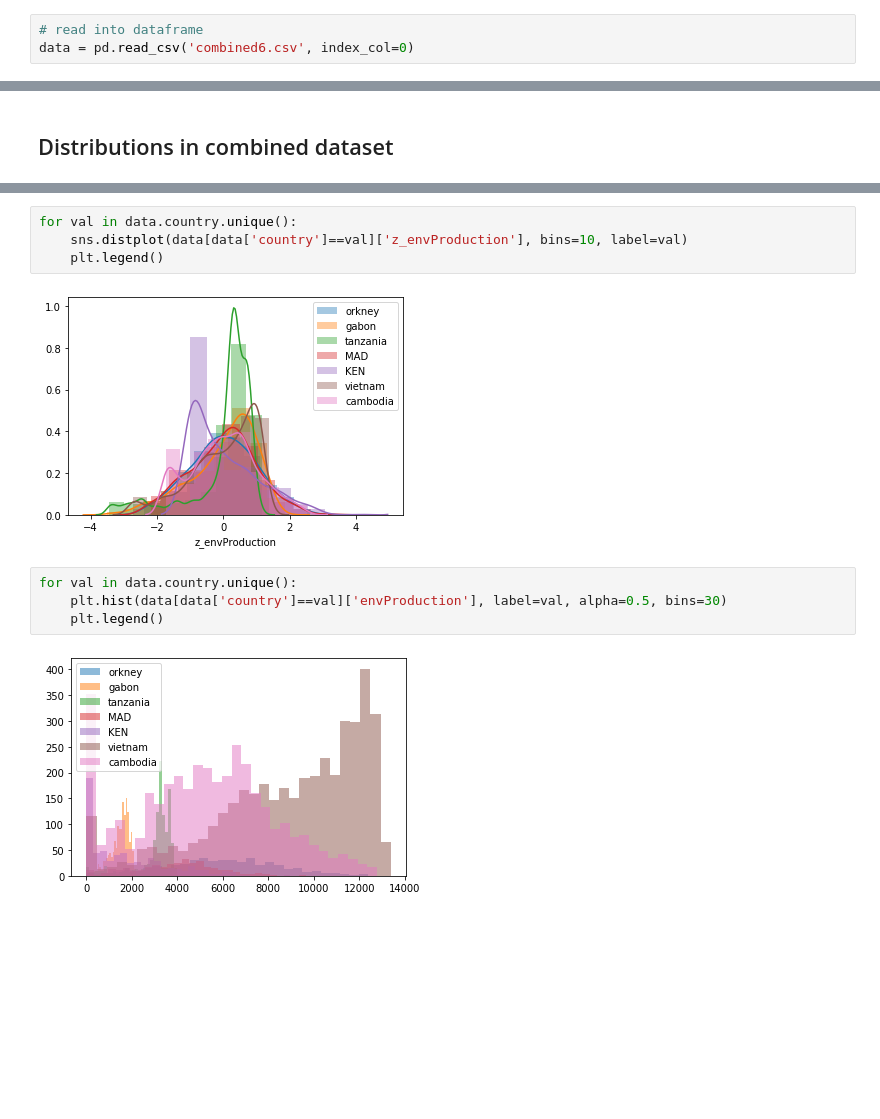
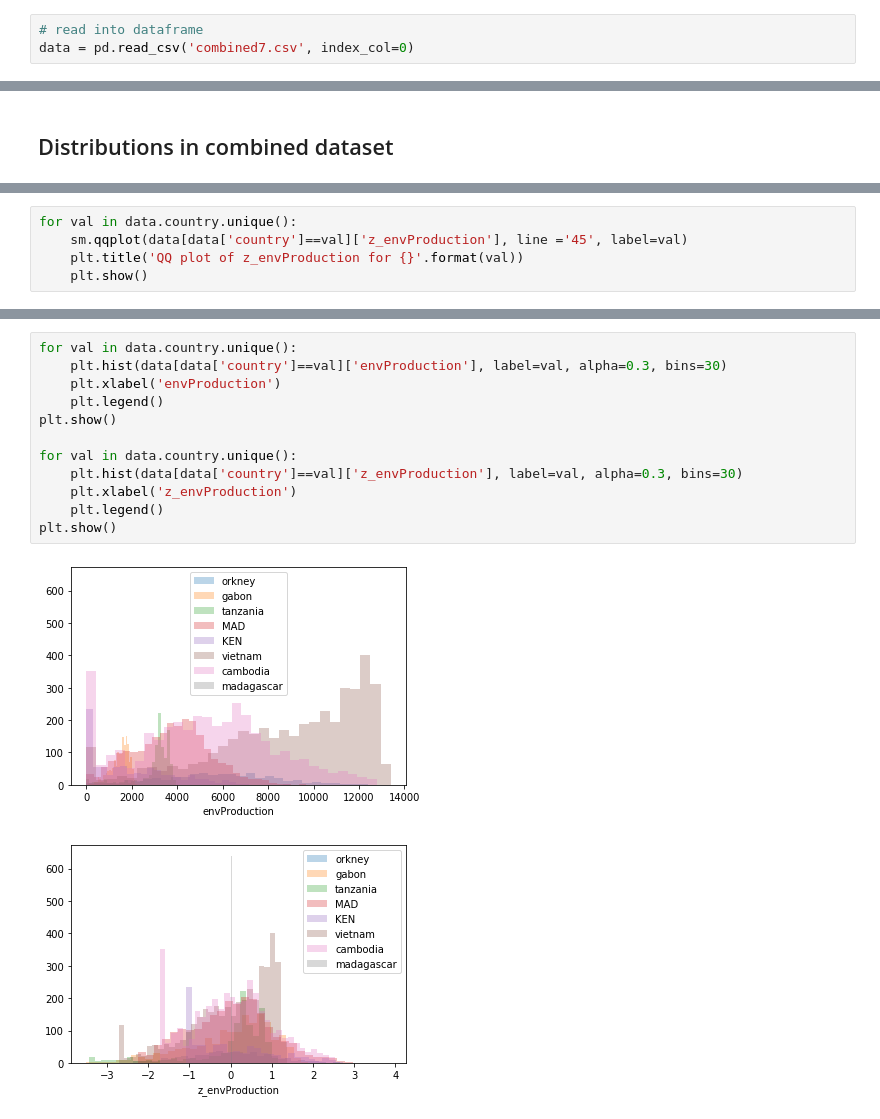
Before and after one commit to ApurvaBhargava/MetaAnalysis, a Jupyter notebook: Distribution of Outcomes.ipynb, the cells around one changed output, grey strips where cells are left out. Cells and saved outputs as stored; diff of their text form; blank space fills up the shorter version.

```diff
--- a/Distribution of Outcomes.ipynb
+++ b/Distribution of Outcomes.ipynb
@@ -12,4 +19,4 @@ print(os.getcwd())
 C:\Apurva\Conservation Games\Games meta-analysis\Datasets\Data Gabon, Orkney, Madagascar and Kenya
 # %%
 # read into dataframe
-data = pd.read_csv('combined6.csv', index_col=0)
+data = pd.read_csv('combined7.csv', index_col=0)
@@ -63,0 +88,5 @@ print()
+# %%
+for val in data.country.unique():
+    sm.qqplot(data[data['country']==val]['z_envProduction'], line ='45', label=val)
+    plt.title('QQ plot of z_envProduction for {}'.format(val))
+    plt.show()
@@ -70,12 +117,15 @@ for val in data.country.unique():
-# %%
-for val in data.country.unique():
-    sns.distplot(data[data['country']==val]['z_envProduction'], bins=10, label=val)
-    plt.legend()
-# %% [output]
-[figure, removed]
 # %%
 for val in data.country.unique():
-    plt.hist(data[data['country']==val]['envProduction'], label=val, alpha=0.5, bins=30)
+    plt.hist(data[data['country']==val]['envProduction'], label=val, alpha=0.3, bins=30)
+    plt.xlabel('envProduction')
     plt.legend()
+plt.show()
+
+for val in data.country.unique():
+    plt.hist(data[data['country']==val]['z_envProduction'], label=val, alpha=0.3, bins=30)
+    plt.xlabel('z_envProduction')
+    plt.legend()
+plt.show()
 # %% [output]
-[figure, old version]
+[figure, new version]
+[figure, added]
```
Also changed, not shown: parts of 17 cells of this notebook, 12 other files.
